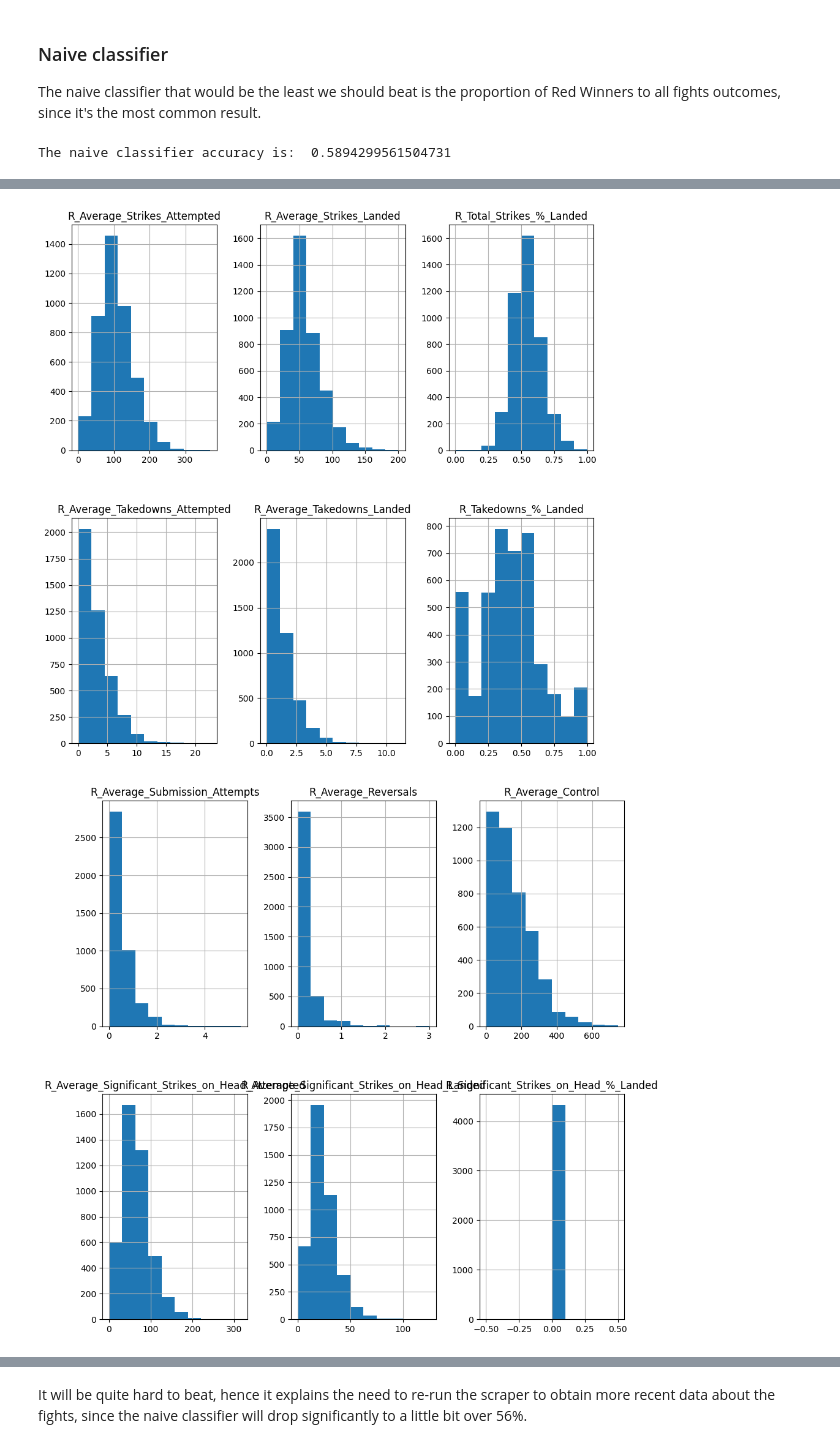
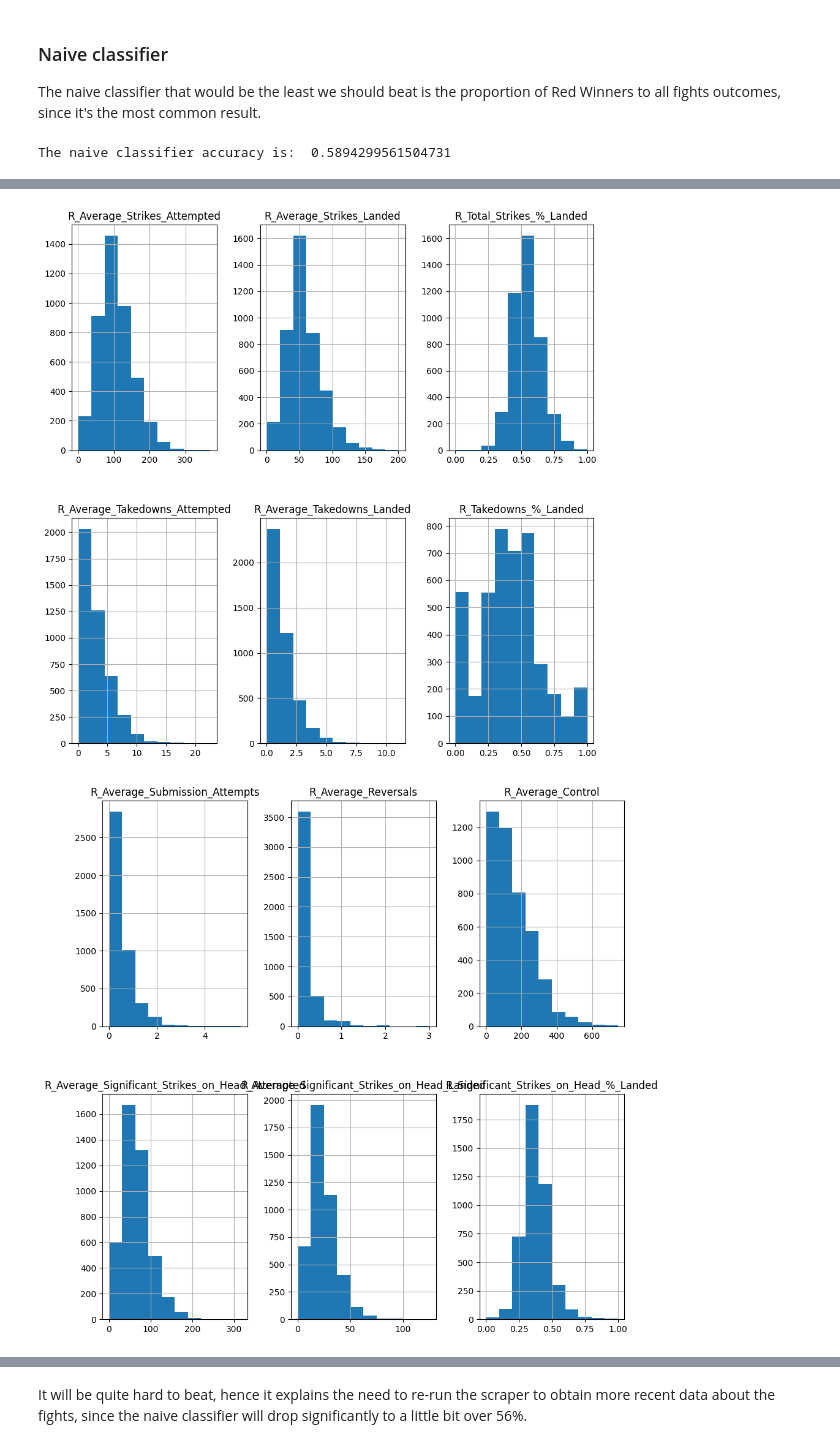
Before and after one commit to Gimilov/ufc-outcome-prediction, a Jupyter notebook: model testing.ipynb, the cells around one changed output, grey strips where cells are left out. Drawn from its saved outputs; the diff is of its cells as text; code cells hidden in the pictures.

```diff
--- a/model testing.ipynb
+++ b/model testing.ipynb
@@ -138,5 +138,7 @@ The naive classifier that would be the least we should beat is the proportion of
 # %%
 naive_classifier = data.loc[data['Winner'] == 'Red']['Winner'].count() / data['Winner'].count()
 print("The naive classifier accuracy is: ", naive_classifier)
+
+feature_dist(data)
 # %% [output]
 The naive classifier accuracy is:  0.5894299561504731
@@ -144,7 +146,7 @@ The naive classifier accuracy is:  0.5894299561504731
 [figure]
 [figure]
 [figure]
-[figure, old version]
+[figure, new version]
 [figure]
 [figure]
 [figure]
```
Also changed, not shown: parts of 1 cell of this notebook, 3 other files.
